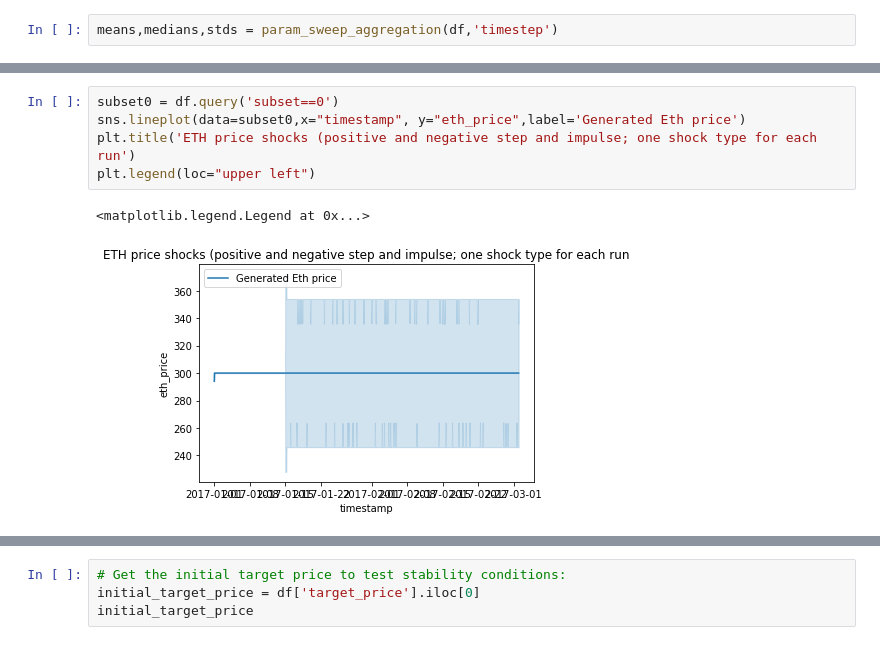
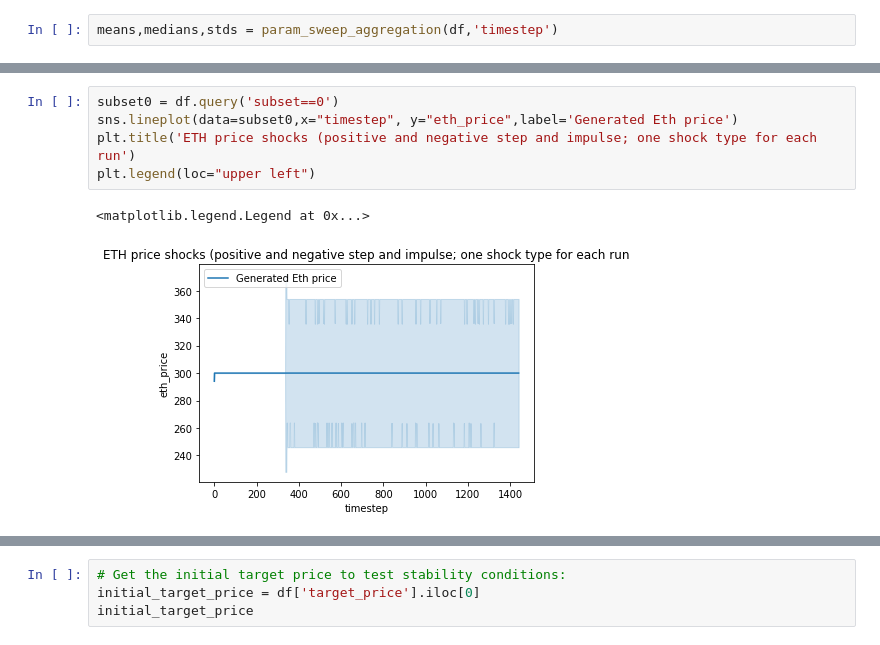
Before and after one commit to BlockScience/reflexer, a Jupyter notebook: notebooks/analysis/Shock_Test.ipynb, the cells around one changed output, grey strips where cells are left out. Cells and saved outputs as stored; diff of their text form.

```diff
--- a/notebooks/analysis/Shock_Test.ipynb
+++ b/notebooks/analysis/Shock_Test.ipynb
@@ -273,8 +267,8 @@ param_plot(medians,'timestep','eth_price',params['ki'],'ki',dims=(15,15))
 # %%
 subset0 = df.query('subset==0')
-sns.lineplot(data=subset0,x="timestamp", y="eth_price",label='Generated Eth price')
+sns.lineplot(data=subset0,x="timestep", y="eth_price",label='Generated Eth price')
 plt.title('ETH price shocks (positive and negative step and impulse; one shock type for each run')
 plt.legend(loc="upper left")
 # %% [output]
 <matplotlib.legend.Legend at 0x...>
-[figure, old version]
+[figure, new version]
```
Also changed, not shown: parts of 28 cells of this notebook, 13 other files.
